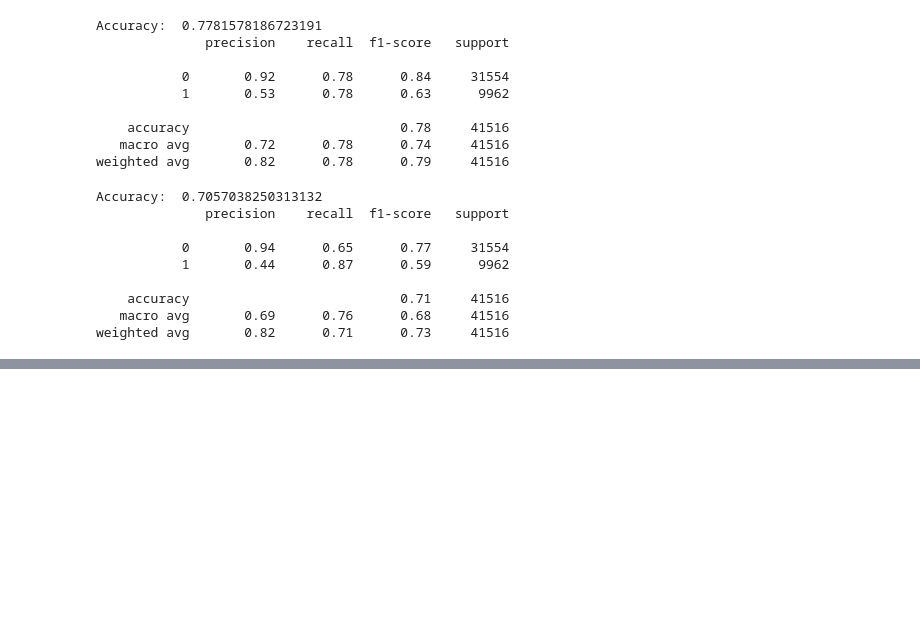
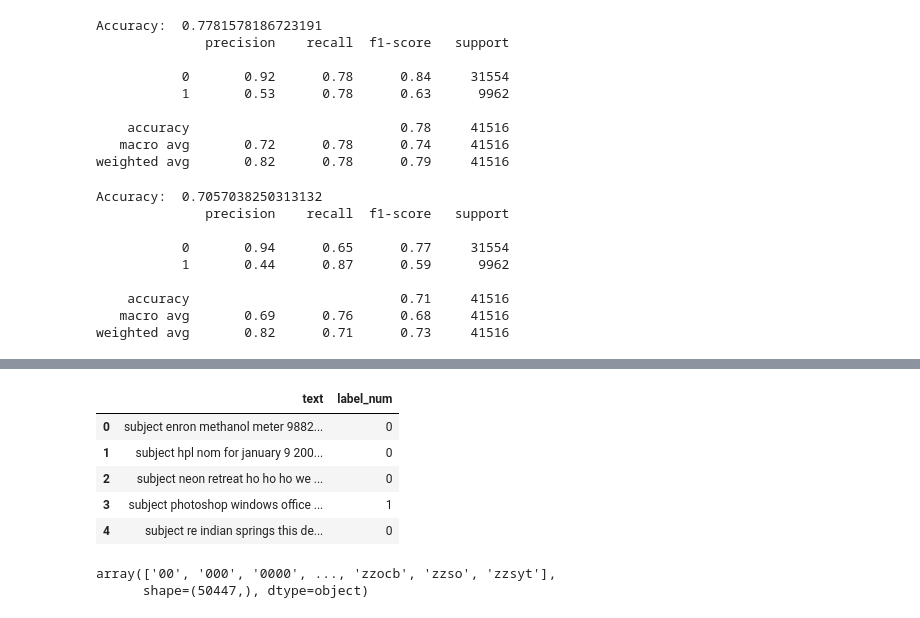
Before and after one commit to abdullaharifx/PL-Work, a Jupyter notebook: Clustering-03.ipynb, the cells around one changed output, grey strips where cells are left out. Cells and saved outputs as stored; diff of their text form; code cells hidden in the pictures; blank space fills up the shorter version.

```diff
--- a/Clustering-03.ipynb
+++ b/Clustering-03.ipynb
@@ -479,0 +499,17 @@ weighted avg       0.82      0.71      0.73     41516
+# %%
+# cleaning text data
+import re
+def clean_text(text):
+    text = re.sub(r'\W', ' ', text)  # Remove non-word characters
+    text = re.sub(r'\s+', ' ', text)  # Remove extra spaces
+    text = text.lower()  # Convert to lowercase
+    return text
+df['text'] = df['text'].apply(clean_text)
+df.head()
+# %% [output]
+|  | text | label_num |
+| 0 | subject enron methanol meter 9882... | 0 |
+| 1 | subject hpl nom for january 9 200... | 0 |
+| 2 | subject neon retreat ho ho ho we ... | 0 |
+| 3 | subject photoshop windows office ... | 1 |
+| 4 | subject re indian springs this de... | 0 |
@@ -479,0 +525,5 @@ weighted avg       0.82      0.71      0.73     41516
+# %%
+vectorizer.get_feature_names_out()
+# %% [output]
+array(['00', '000', '0000', ..., 'zzocb', 'zzso', 'zzsyt'],
+      shape=(50447,), dtype=object)
```
Also changed, not shown: parts of 6 cells of this notebook, 1 other file.
